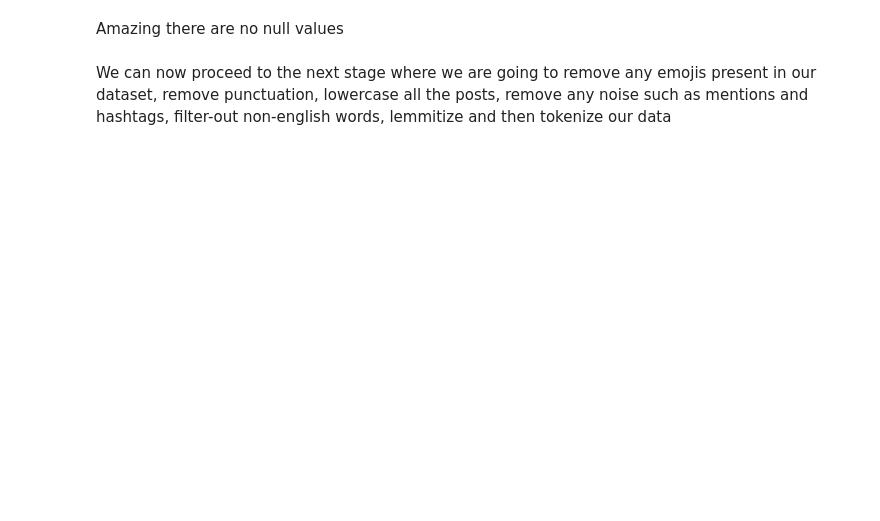
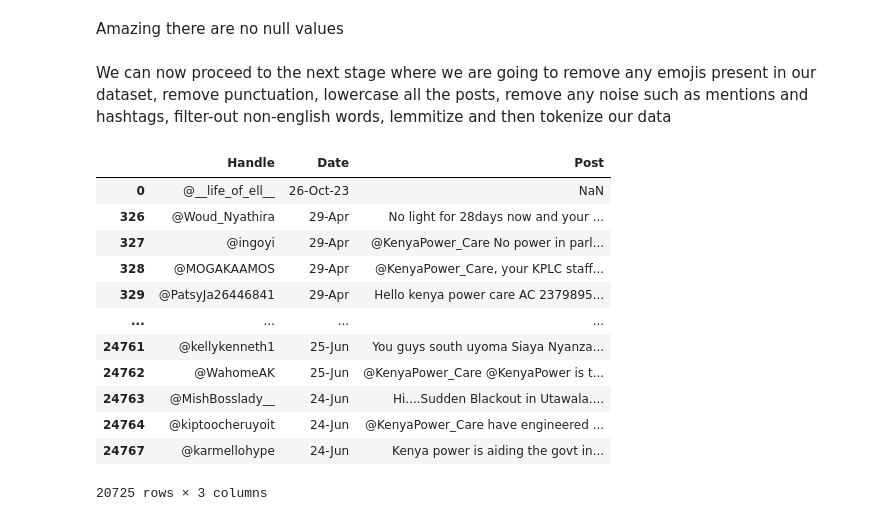
Before and after one commit to clydeochieng/Sentiment-Analysis-on-Kenya-Power-Customer-Experience, a Jupyter notebook: index.ipynb, the cells around one changed output. Cells and saved outputs as stored; diff of their text form; code cells hidden in the pictures; blank space fills up the shorter version.

```diff
--- a/index.ipynb
+++ b/index.ipynb
@@ -216,3 +213,19 @@ memory usage: 648.5+ KB
 Amazing there are no null values
 # %% [markdown]
 We can now proceed to the next stage where we are going to remove any emojis present in our dataset, remove punctuation, lowercase all the posts, remove any noise such as mentions and hashtags, filter-out non-english words, lemmitize and then tokenize our data
+# %%
+cleaned_df
+# %% [output]
+|  | Handle | Date | Post |
+| 0 | @__life_of_ell__ | 26-Oct-23 | NaN |
+| 326 | @Woud_Nyathira | 29-Apr | No light for 28days now and your ... |
+| 327 | @ingoyi | 29-Apr | @KenyaPower_Care No power in parl... |
+| 328 | @MOGAKAAMOS | 29-Apr | @KenyaPower_Care, your KPLC staff... |
+| 329 | @PatsyJa26446841 | 29-Apr | Hello kenya power care AC 2379895... |
+| ... | ... | ... | ... |
+| 24761 | @kellykenneth1 | 25-Jun | You guys south uyoma Siaya Nyanza... |
+| 24762 | @WahomeAK | 25-Jun | @KenyaPower_Care @KenyaPower is t... |
+| 24763 | @MishBosslady__ | 24-Jun | Hi....Sudden Blackout in Utawala.... |
+| 24764 | @kiptoocheruyoit | 24-Jun | @KenyaPower_Care have engineered ... |
+| 24767 | @karmellohype | 24-Jun | Kenya power is aiding the govt in... |
+20725 rows × 3 columns
```
Also changed, not shown: parts of 16 cells of this notebook.
